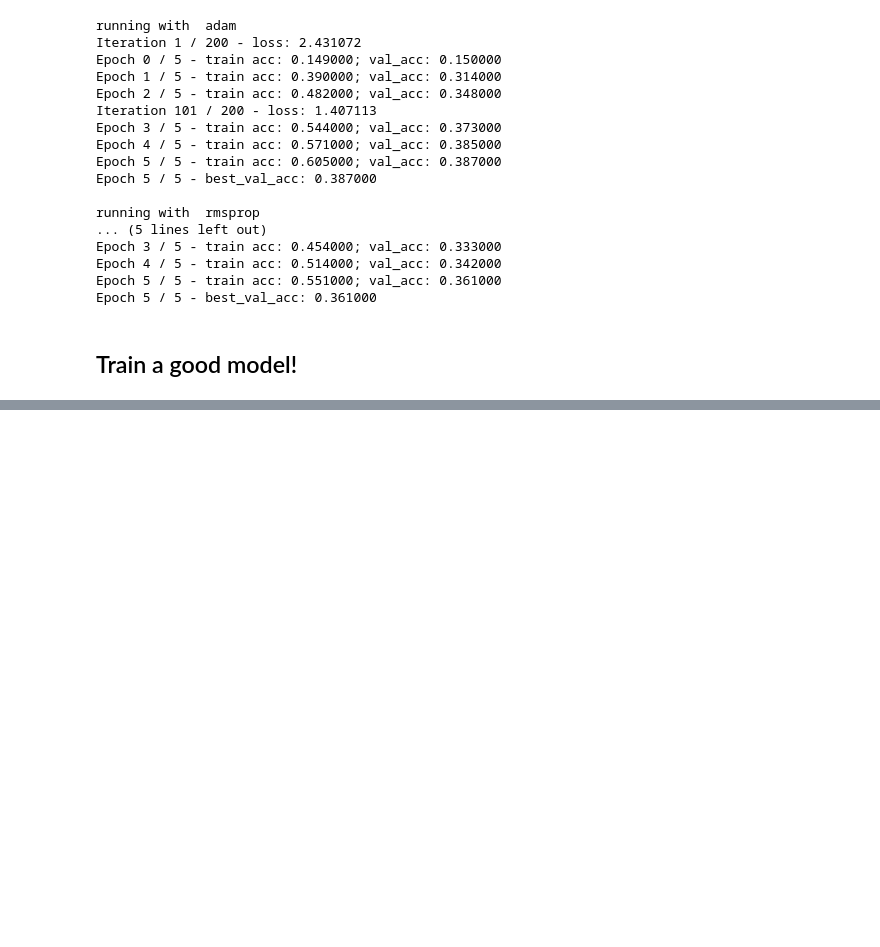
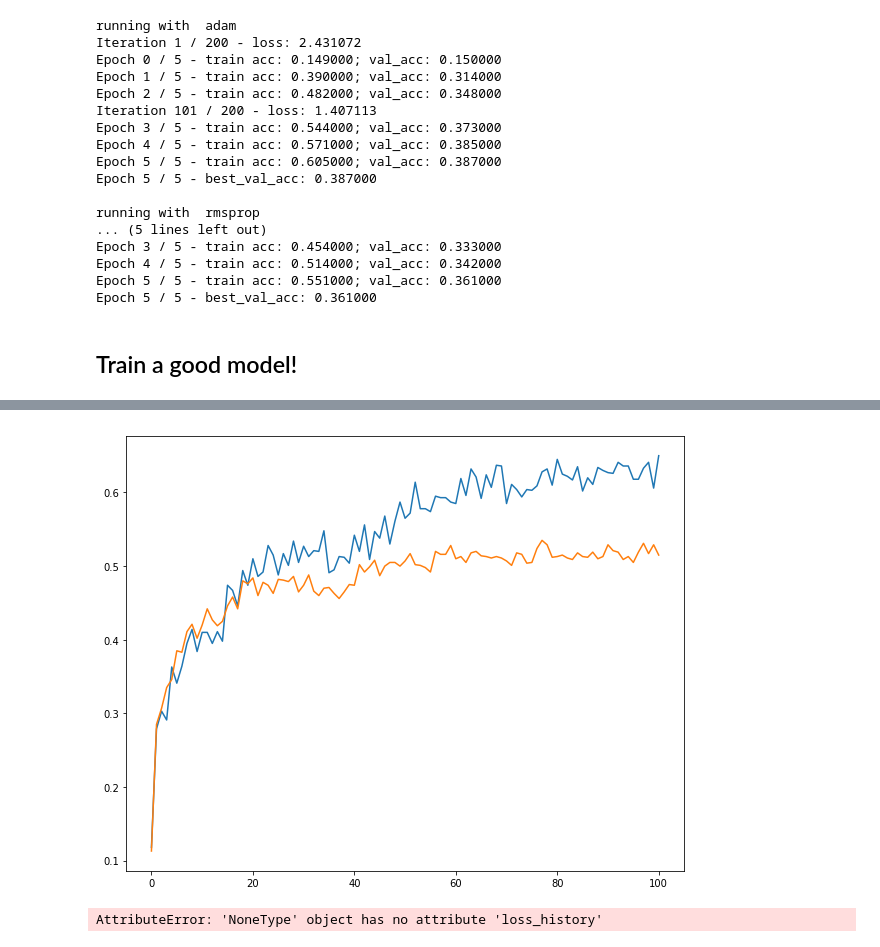
Before and after one commit to FortiLeiZhang/cs231n, a Jupyter notebook: code/cs231n/assignment2/FullyConnectedNets.ipynb, the cells around one changed output, grey strips where cells are left out. Saved outputs shown, nothing was run; the diff lists cells and outputs as text; code cells hidden in the pictures; blank space fills up the shorter version.

```diff
--- a/code/cs231n/assignment2/FullyConnectedNets.ipynb
+++ b/code/cs231n/assignment2/FullyConnectedNets.ipynb
@@ -581,0 +669,6 @@ Train a good model!
+# %%
+plt.plot(best_solver.train_acc_history)
+plt.plot(best_solver.val_acc_history)
+plt.show()
+# %% [output]
+[figure, added]
@@ -581,0 +697,5 @@ Train a good model!
+# %%
+plt.plot(best_solver.loss_history)
+plt.show()
+# %% [output]
+AttributeError: 'NoneType' object has no attribute 'loss_history'
```
Also changed, not shown: parts of 9 cells of this notebook, 11 other files.
